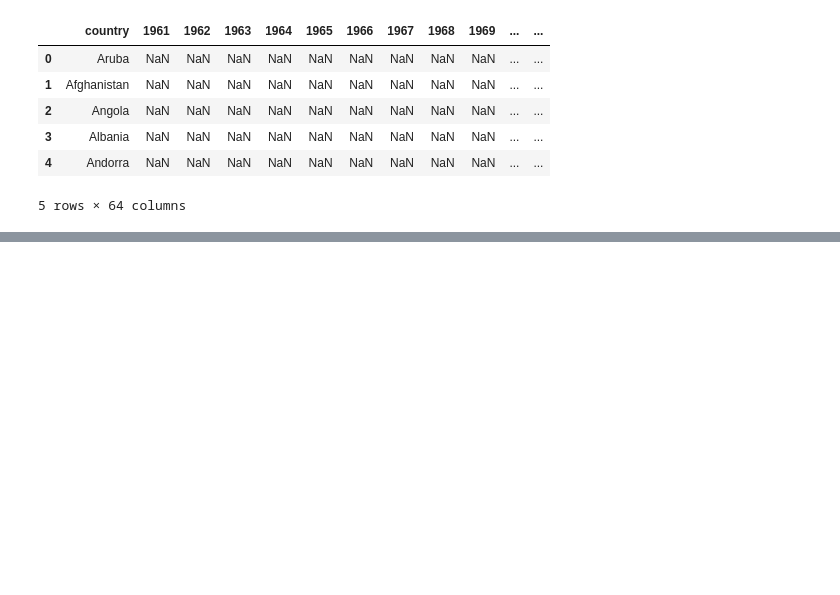
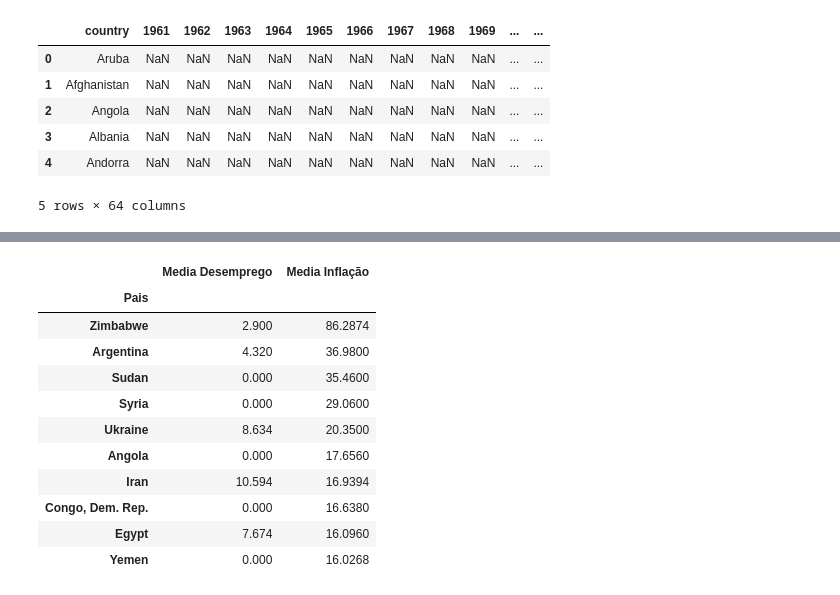
Before and after one commit to dioallan/testecolab, a Jupyter notebook: Untitled17.ipynb, the cells around one changed output, grey strips where cells are left out. Cells and saved outputs as stored; diff of their text form; code cells hidden in the pictures; blank space fills up the shorter version.

```diff
--- a/Untitled17.ipynb
+++ b/Untitled17.ipynb
@@ -107,0 +202,15 @@ Infl['Media Inflação'] = Infl.mean(axis = 1)
+# %%
+MediaInfl
+# %% [output]
+|  | Media Desemprego | Media Inflação |
+| Pais |  |  |
+| Zimbabwe | 2.900 | 86.2874 |
+| Argentina | 4.320 | 36.9800 |
+| Sudan | 0.000 | 35.4600 |
+| Syria | 0.000 | 29.0600 |
+| Ukraine | 8.634 | 20.3500 |
+| Angola | 0.000 | 17.6560 |
+| Iran | 10.594 | 16.9394 |
+| Congo, Dem. Rep. | 0.000 | 16.6380 |
+| Egypt | 7.674 | 16.0960 |
+| Yemen | 0.000 | 16.0268 |
```
Also changed, not shown: parts of 18 cells of this notebook.
